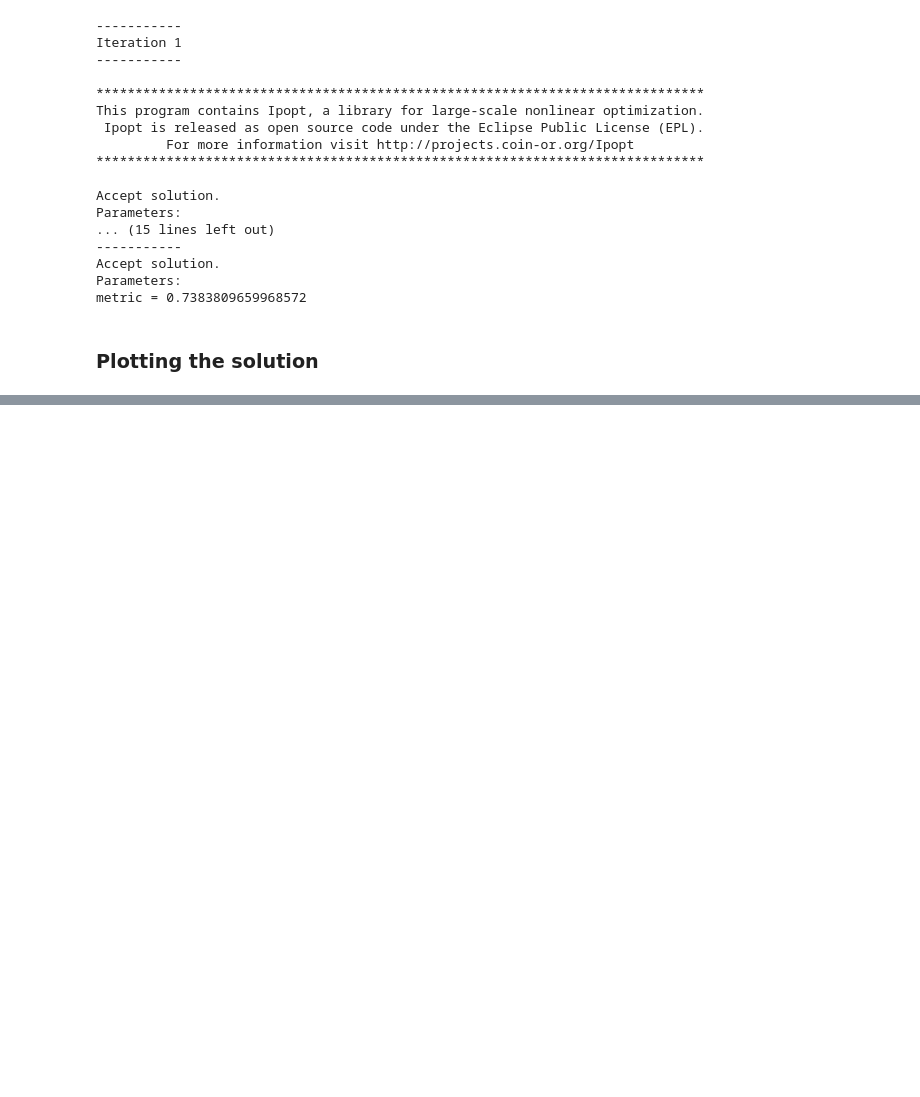
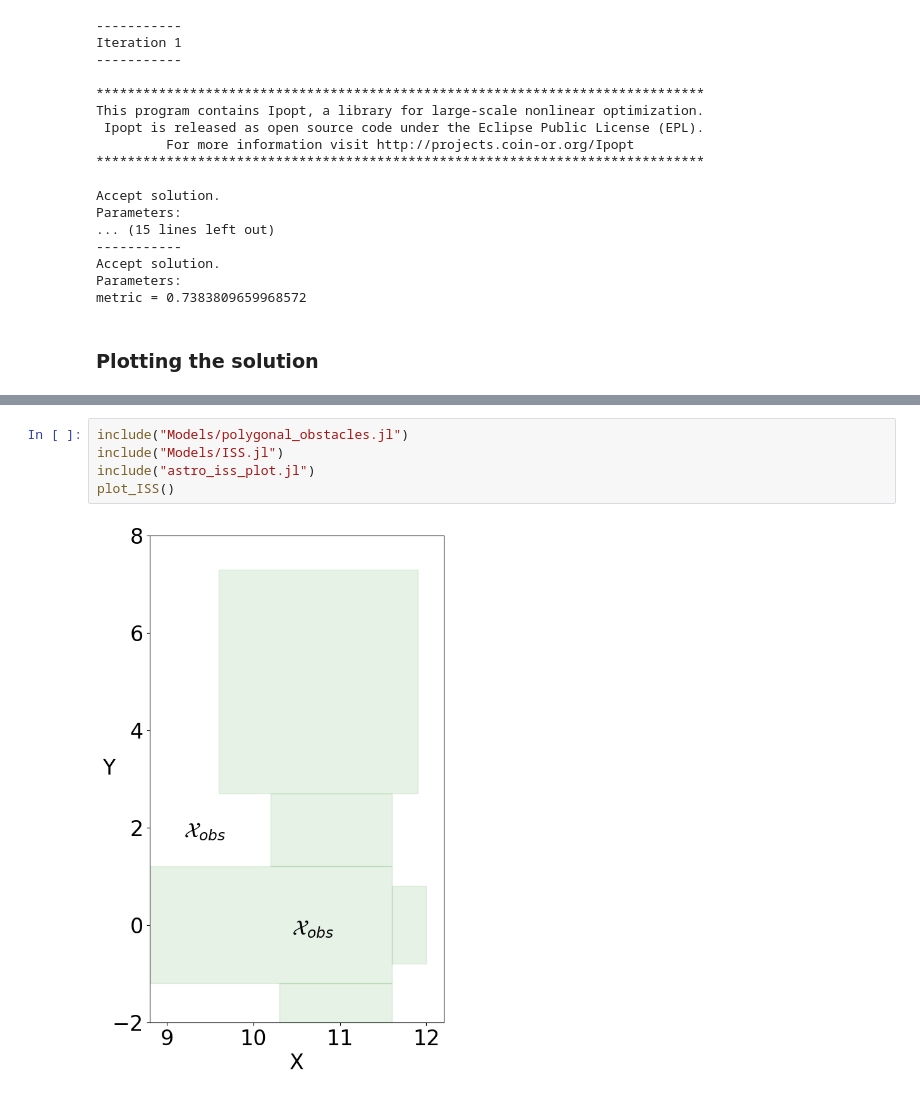
Before and after one commit to StanfordASL/GuSTO_quad_astrobee, a Jupyter notebook: astrobee_CSM.ipynb, the cells around one changed output, grey strips where cells are left out. Saved outputs shown, nothing was run; the diff lists cells and outputs as text; blank space fills up the shorter version.

```diff
--- a/astrobee_CSM.ipynb
+++ b/astrobee_CSM.ipynb
@@ -162,0 +182,7 @@ plot(p1,p2,p3,layout=(1,3))
+# %%
+include("Models/polygonal_obstacles.jl")
+include("Models/ISS.jl")
+include("astro_iss_plot.jl")
+plot_ISS()
+# %% [output]
+[figure, added]
```
Also changed, not shown: parts of 4 cells of this notebook, 5 other files.
